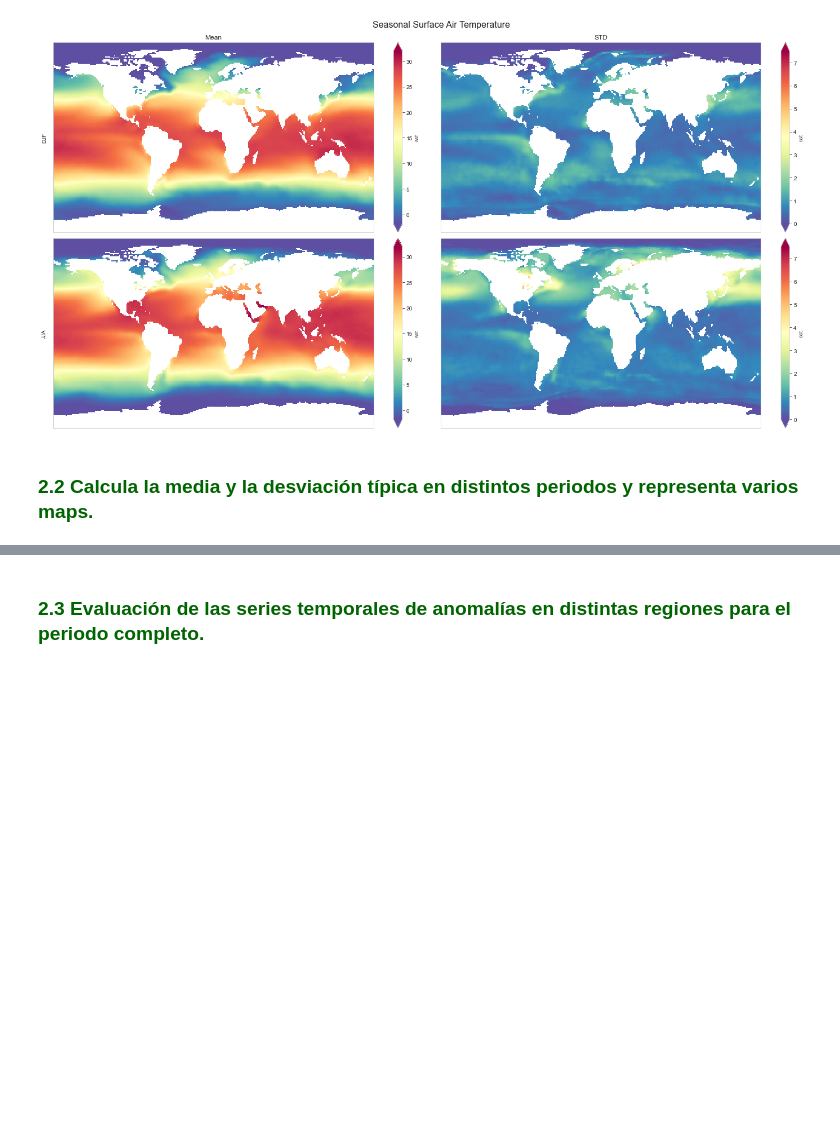
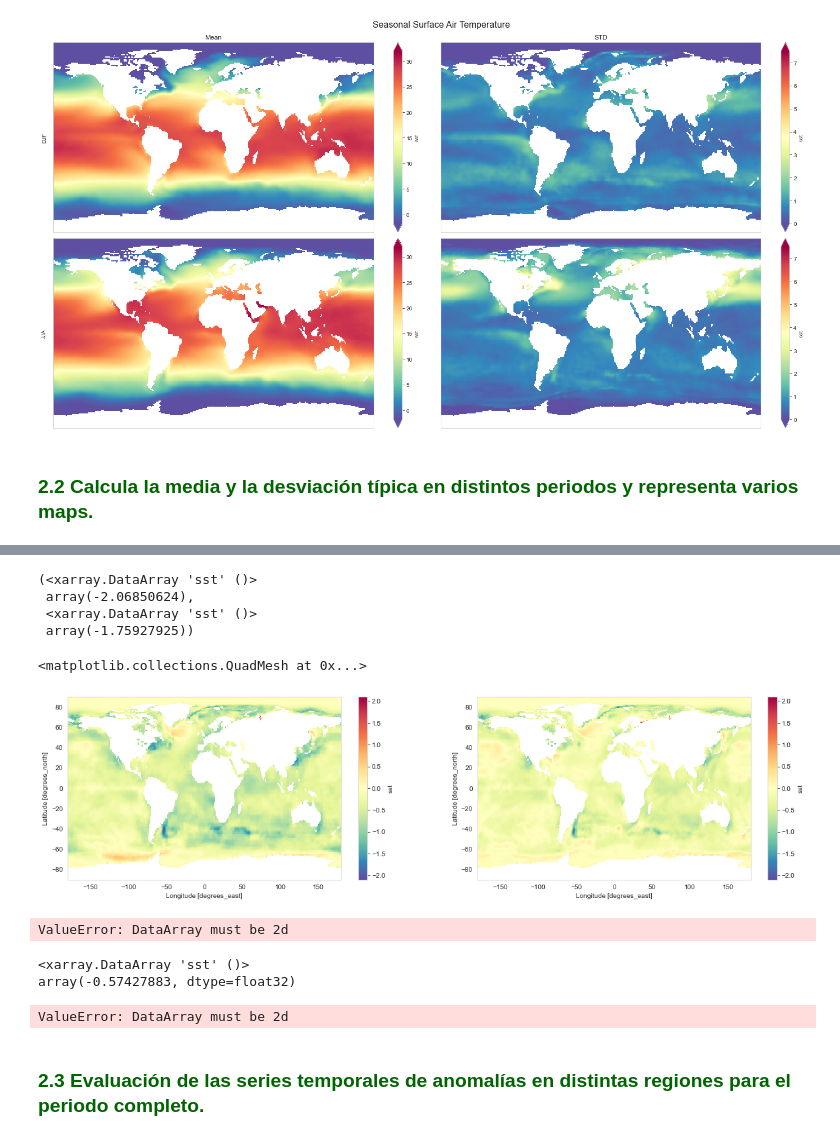
Before and after one commit to nagoremeabe/primera_practica_analisis, a Jupyter notebook: ejercicio_1.ipynb, the cells around one changed output, grey strips where cells are left out. Saved outputs shown, nothing was run; the diff lists cells and outputs as text; code cells hidden in the pictures; blank space fills up the shorter version.

Commit message:
2.2 first maps

```diff
--- a/ejercicio_1.ipynb
+++ b/ejercicio_1.ipynb
@@ -763,2 +784,65 @@ Text(0.5, 1.02, 'Seasonal Surface Air Temperature')
+# %%
+# Primer periodo
+first_mean  = ds['sst'].sel(time=slice('1870', '1930')).mean(dim='time')
+first_std   = ds['sst'].sel(time=slice('1870', '1930')).std(dim='time')
+
+# Secondo periodo
+second_mean = ds['sst'].sel(time=slice('1931', '1975')).mean(dim='time')
+second_std  = ds['sst'].sel(time=slice('1931', '1975')).std(dim='time')
+
+# Tercer periodo
+thirth_mean = ds['sst'].sel(time=slice('1976', '2019')).mean(dim='time')
+thirth_std  = ds['sst'].sel(time=slice('1976', '2019')).std(dim='time')
+# %%
+# Calculo de la diferencia de los periodos: primero - tercero
+dif_1 = first_mean - thirth_mean
+
+# Calculo de la diferencia de los periodos: segundo - primero
+dif_2 = second_mean - thirth_mean
+# %%
+dif_1.min(), dif_2.min()
+# %% [output]
+(<xarray.DataArray 'sst' ()>
+ array(-2.06850624),
+ <xarray.DataArray 'sst' ()>
+ array(-1.75927925))
+# %%
+# Gráfica de las diferencias
+
+fig, axes = plt.subplots(nrows=1, ncols=2, figsize=(20, 5))
+dif_1.plot.pcolormesh(
+        ax=axes[0],
+        vmin=-2.1,
+        vmax=2.1,
+        cmap="Spectral_r",
+        add_colorbar=True
+    )
+dif_2.plot.pcolormesh(
+        ax=axes[1],
+        vmin=-2.1,
+        vmax=2.1,
+        cmap="Spectral_r",
+        add_colorbar=True
+    )
+# %% [output]
+<matplotlib.collections.QuadMesh at 0x...>
+[figure, added]
+# %%
+ds['sst'].sel(time=slice('1931', '1975'))
+# %% [output]
+ValueError: DataArray must be 2d
+# %%
+dif_1
+# %% [output]
+<xarray.DataArray 'sst' ()>
+array(-0.57427883, dtype=float32)
+# %%
+dif_1 = first_mean - thirth_mean
+dif_1.plot.pcolormesh(
+        cmap="Spectral_r",
+        add_colorbar=True
+    )
+# %% [output]
+ValueError: DataArray must be 2d
 # %% [markdown]
 ### <span style='color:darkgreen'>2.3 Evaluación de las series temporales de anomalías en distintas regiones para el periodo completo.</span>
```
Also changed, not shown: parts of 2 cells of this notebook.
